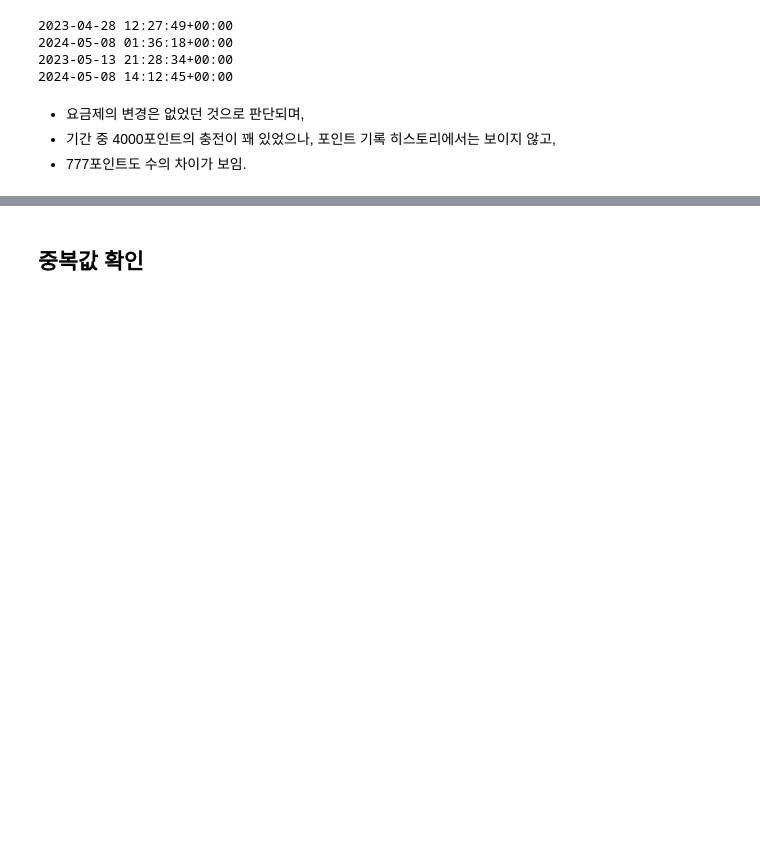
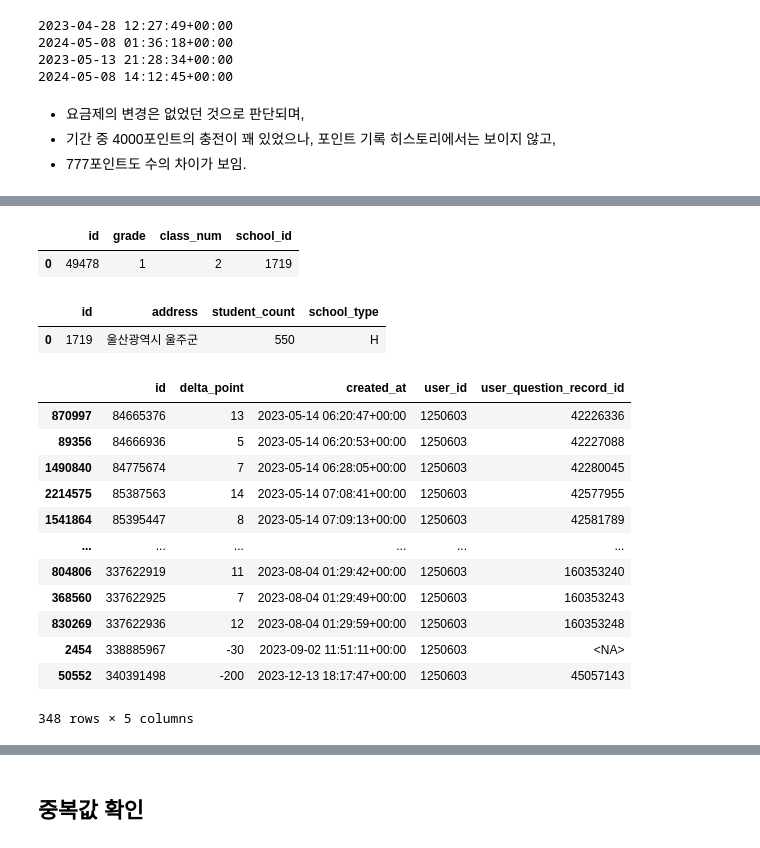
Before and after one commit to zoo-no-s/sns_service_analysis, a Jupyter notebook: src/preprocess/accounts_pointhistory.ipynb, the cells around one changed output, grey strips where cells are left out. Drawn from its saved outputs; the diff is of its cells as text; code cells hidden in the pictures; blank space fills up the shorter version.

Commit message:
pointhistory 전처리

```diff
--- a/src/preprocess/accounts_pointhistory.ipynb
+++ b/src/preprocess/accounts_pointhistory.ipynb
@@ -186,0 +207,42 @@ print(temp_df['created_at'].max())
+# %%
+temp_sql = f"""
+    SELECT * FROM {PROJECT_ID}.{DATA_SET}.accounts_group
+    WHERE id = 49478;
+"""
+
+# 판다스 데이터프레임으로 변환
+temp_df = client.query(temp_sql).to_dataframe()
+
+temp_df.head()
+# %% [output]
+|  | id | grade | class_num | school_id |
+| 0 | 49478 | 1 | 2 | 1719 |
+# %%
+temp_sql = f"""
+    SELECT * FROM {PROJECT_ID}.{DATA_SET}.accounts_school
+    WHERE id = 1719;
+"""
+
+# 판다스 데이터프레임으로 변환
+temp_df = client.query(temp_sql).to_dataframe()
+
+temp_df.head()
+# %% [output]
+|  | id | address | student_count | school_type |
+| 0 | 1719 | 울산광역시 울주군 | 550 | H |
+# %%
+df[df['user_id'] == 1250603].sort_values('created_at')
+# %% [output]
+|  | id | delta_point | created_at | user_id | user_question_record_id |
+| 870997 | 84665376 | 13 | 2023-05-14 06:20:47+00:00 | 1250603 | 42226336 |
+| 89356 | 84666936 | 5 | 2023-05-14 06:20:53+00:00 | 1250603 | 42227088 |
+| 1490840 | 84775674 | 7 | 2023-05-14 06:28:05+00:00 | 1250603 | 42280045 |
+| 2214575 | 85387563 | 14 | 2023-05-14 07:08:41+00:00 | 1250603 | 42577955 |
+| 1541864 | 85395447 | 8 | 2023-05-14 07:09:13+00:00 | 1250603 | 42581789 |
+| ... | ... | ... | ... | ... | ... |
+| 804806 | 337622919 | 11 | 2023-08-04 01:29:42+00:00 | 1250603 | 160353240 |
+| 368560 | 337622925 | 7 | 2023-08-04 01:29:49+00:00 | 1250603 | 160353243 |
+| 830269 | 337622936 | 12 | 2023-08-04 01:29:59+00:00 | 1250603 | 160353248 |
+| 2454 | 338885967 | -30 | 2023-09-02 11:51:11+00:00 | 1250603 | <NA> |
+| 50552 | 340391498 | -200 | 2023-12-13 18:17:47+00:00 | 1250603 | 45057143 |
+348 rows × 5 columns
```
Also changed, not shown: parts of 14 cells of this notebook.
